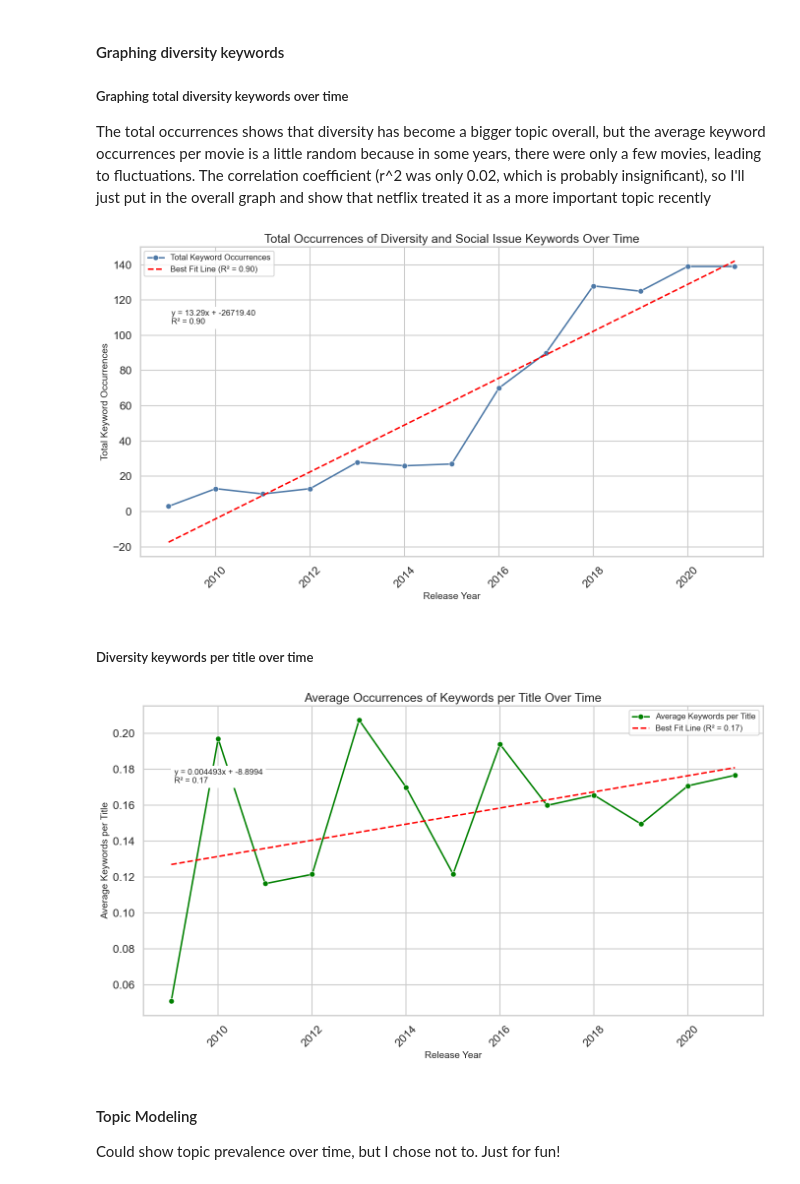
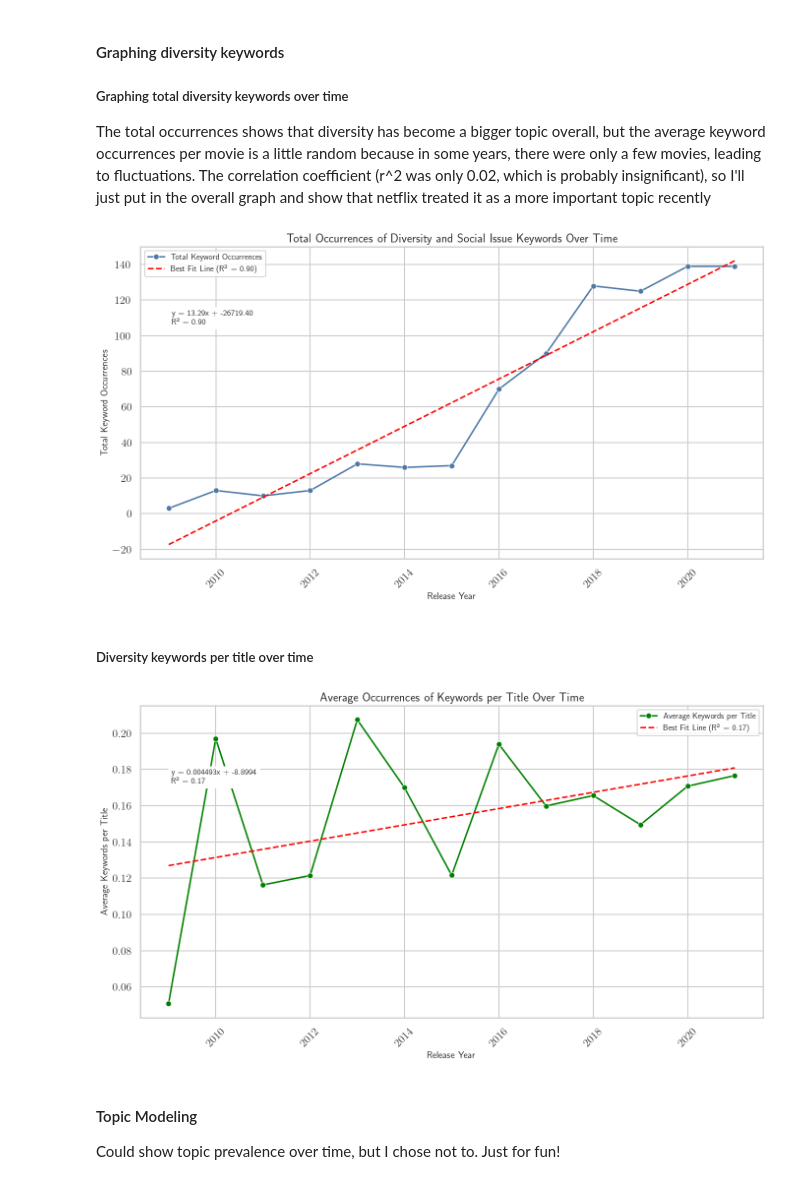
Before and after one commit to cparthiv/RHS-TSA-Data-Science-Qualifier-2024, a Jupyter notebook: main.ipynb, the cells around one changed output. Cells and saved outputs as stored; diff of their text form; code cells hidden in the pictures.

```diff
--- a/main.ipynb
+++ b/main.ipynb
@@ -286,35 +286,35 @@ The correlation coefficient (r^2 was only 0.02, which is probably insignificant)
 # %%
 keyword_trends = keyword_trends.query('release_year != 2022')
 keyword_trends = keyword_trends.query('release_year > 2008')
 
 sns.set_style('whitegrid')
 sns.set_context('talk')
-plt.rcParams['text.usetex'] = False
+plt.rcParams['text.usetex'] = True
 plt.figure(figsize=(14, 8))
 
 sns.lineplot(data=keyword_trends, x='release_year', y='keyword_count', marker='o', markersize=8, label='Total Keyword Occurrences')
 
 # Linear regression
 slope, intercept, r_value, p_value, std_err = linregress(keyword_trends['release_year'], keyword_trends['keyword_count'])
 x_vals = np.array(keyword_trends['release_year'])
 y_vals = intercept + slope * x_vals
 plt.plot(x_vals, y_vals, color='red', linestyle='--', label=f'Best Fit Line (R² = {r_value**2:.2f})')
 
 # Annotation
 equation_text = f'y = {slope:.2f}x + {intercept:.2f}\nR² = {r_value**2:.2f}'
 plt.annotate(equation_text, xy=(0.05, 0.75), xycoords='axes fraction', fontsize=12, backgroundcolor='white')
 
 # Customize plot
 plt.title('Total Occurrences of Diversity and Social Issue Keywords Over Time', fontsize=18)
 plt.xlabel('Release Year', fontsize=14)
 plt.ylabel('Total Keyword Occurrences', fontsize=14)
 plt.xticks(rotation=45)
 plt.legend(fontsize=12)
 plt.tight_layout()
 plt.savefig('dist/total_keyword_occurrences_over_time.png')
 plt.show()
 # %% [output]
-[figure, old version]
+[figure, new version]
 # %% [markdown]
 ##### Diversity keywords per title over time
 # %%
@@ -366,7 +366,7 @@ plt.legend(fontsize=12)
 plt.tight_layout()
 plt.show()
 # %% [output]
-[figure, old version]
+[figure, new version]
 # %% [markdown]
 #### Topic Modeling
 Could show topic prevalence over time, but I chose not to. Just for fun!
```
Also changed, not shown: parts of 8 cells of this notebook.
